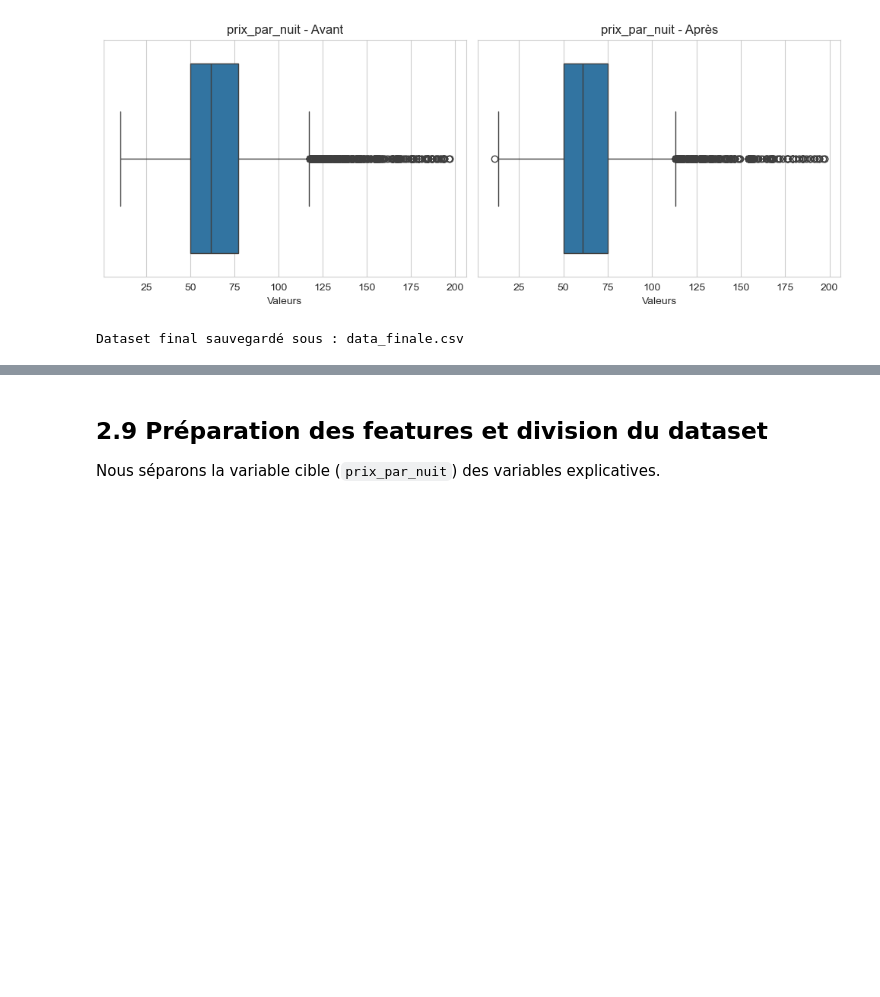
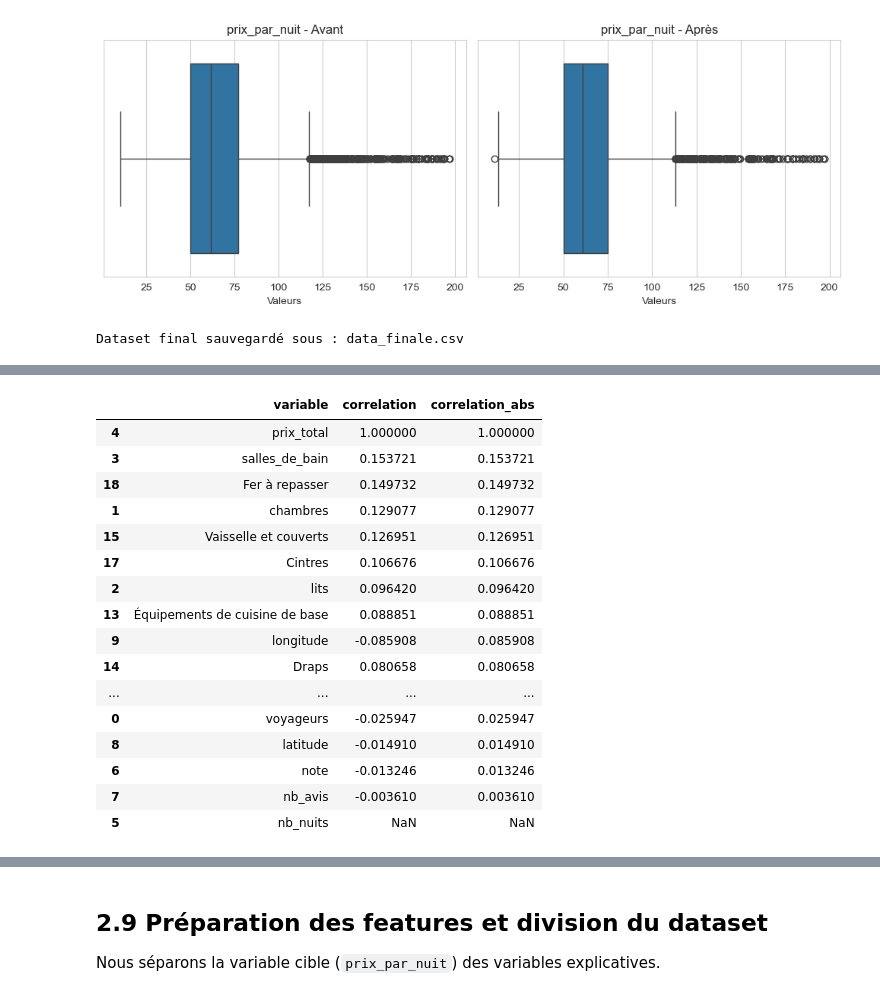
Before and after one commit to Bahriilhame/Airbnb-price-prediction, a Jupyter notebook: Codes/EDA+Nettoyage+Prétraitement.ipynb, the cells around one changed output, grey strips where cells are left out. Cells and saved outputs as stored; diff of their text form; code cells hidden in the pictures; blank space fills up the shorter version.

```diff
--- a/Codes/EDA+Nettoyage+Prétraitement.ipynb
+++ b/Codes/EDA+Nettoyage+Prétraitement.ipynb
@@ -1258,0 +1276,38 @@ Dataset final sauvegardé sous : data_finale.csv
+# %%
+import pandas as pd
+
+# Sélectionner seulement les variables numériques
+numeric_cols = df.select_dtypes(include=['int64','float64']).columns
+
+# Supprimer la variable cible de la liste
+numeric_cols = numeric_cols.drop('prix_par_nuit')
+
+# Calcul correlation avec prix_par_nuit
+correlation = df[numeric_cols].corrwith(df['prix_par_nuit'])
+
+# Valeur absolue + tri
+correlation_df = pd.DataFrame({
+    'variable': correlation.index,
+    'correlation': correlation.values,
+    'correlation_abs': correlation.abs().values
+}).sort_values(by='correlation_abs', ascending=False)
+
+correlation_df
+# %% [output]
+|  | variable | correlation | correlation_abs |
+| 4 | prix_total | 1.000000 | 1.000000 |
+| 3 | salles_de_bain | 0.153721 | 0.153721 |
+| 18 | Fer à repasser | 0.149732 | 0.149732 |
+| 1 | chambres | 0.129077 | 0.129077 |
+| 15 | Vaisselle et couverts | 0.126951 | 0.126951 |
+| 17 | Cintres | 0.106676 | 0.106676 |
+| 2 | lits | 0.096420 | 0.096420 |
+| 13 | Équipements de cuisine de base | 0.088851 | 0.088851 |
+| 9 | longitude | -0.085908 | 0.085908 |
+| 14 | Draps | 0.080658 | 0.080658 |
+| ... | ... | ... | ... |
+| 0 | voyageurs | -0.025947 | 0.025947 |
+| 8 | latitude | -0.014910 | 0.014910 |
+| 6 | note | -0.013246 | 0.013246 |
+| 7 | nb_avis | -0.003610 | 0.003610 |
+| 5 | nb_nuits | NaN | NaN |
```
Also changed, not shown: parts of 13 cells of this notebook.
